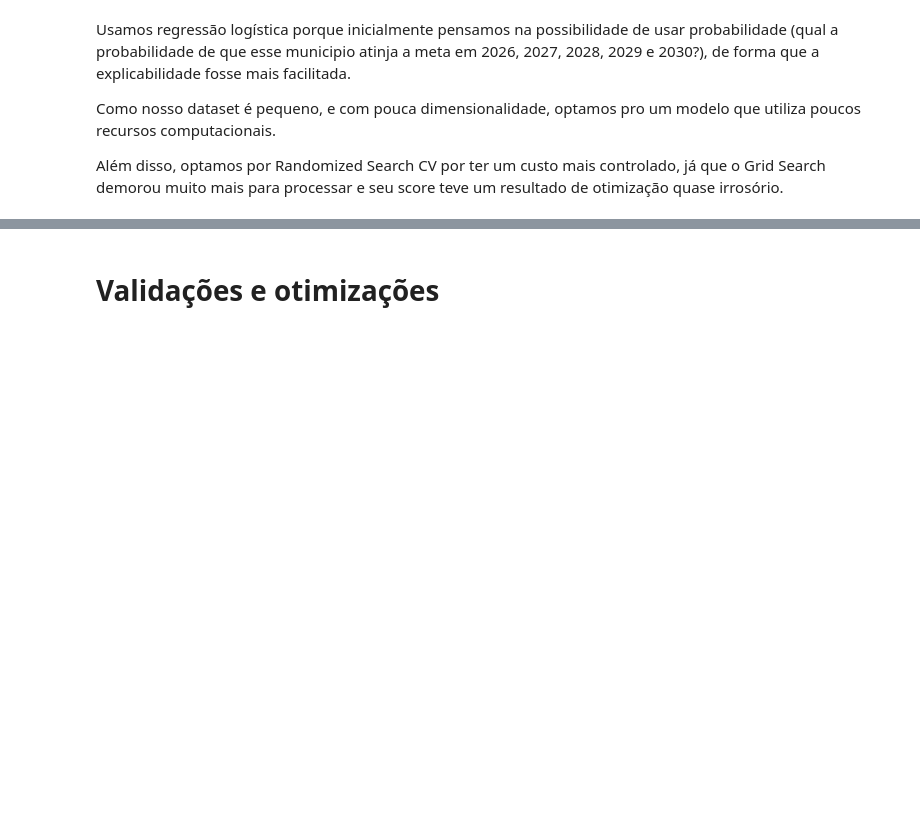
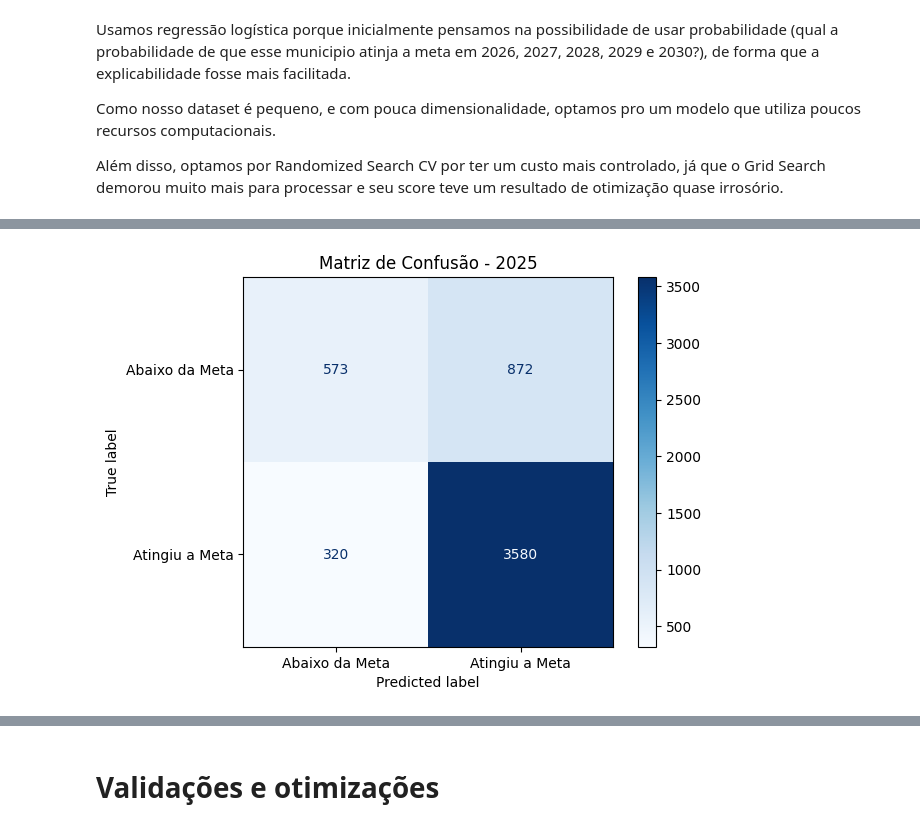
Before and after one commit to jcdematos/fiap-iast-tech-challange-03, a Jupyter notebook: jupyter-notebooks/Modelo_Classificação_Regressao_Logistica_Fase3.ipynb, the cells around one changed output, grey strips where cells are left out. Saved outputs shown, nothing was run; the diff lists cells and outputs as text; code cells hidden in the pictures; blank space fills up the shorter version.

```diff
--- a/jupyter-notebooks/Modelo_Classificação_Regressao_Logistica_Fase3.ipynb
+++ b/jupyter-notebooks/Modelo_Classificação_Regressao_Logistica_Fase3.ipynb
@@ -364,0 +386,95 @@ ROC AUC Score Geral (Weighted): 0.9406
+# %%
+# ===============================================================
+# MÉTRICAS DE AVALIAÇÃO (MODELO OTIMIZADO RANDOMIZED SEARCH CV)
+# ===============================================================
+
+# 1. Obter o melhor modelo ajustado no RandomizedSearch
+melhor_modelo = random_search.best_estimator_
+
+# 2. Obter probabilidades no conjunto de teste (2025)
+y_prob_matrix = melhor_modelo.predict_proba(X_test_selected)
+
+# 3. Probabilidade da Classe 1 (Positiva)
+y_prob_pos = y_prob_matrix[:, 1]
+
+# 4. Aplicação do Threshold de Decisão Customizado (Gera array 1D com 0 ou 1)
+threshold = 0.40
+y_pred_encoded = (y_prob_pos >= threshold).astype(int)
+
+# 5. Decodificar rótulos previstos para texto ('Atingiu a Meta', 'Abaixo da Meta', etc.)
+df_resultado_2025["status_meta_estimado"] = le_y.inverse_transform(y_pred_encoded)
+
+# 6. Adicionar a probabilidade de confiança do modelo (Maior valor entre as classes)
+df_resultado_2025["probabilidade_confianca"] = y_prob_matrix.max(axis=1)
+
+# 7. Flag de acerto
+df_resultado_2025["acertou"] = (
+    df_resultado_2025["status_meta"] == df_resultado_2025["status_meta_estimado"]
+)
+
+# Visualizar comparação dos primeiros 10 municípios
+print("=== COMPARAÇÃO REALIDADE VS ESTIMADO (2025) ===")
+print(
+    df_resultado_2025[
+        [
+            "nome_municipio",
+            "sigla_uf",
+            "status_meta",
+            "status_meta_estimado",
+            "probabilidade_confianca",
+            "acertou",
+        ]
+    ].head(10)
+)
+
+# Taxa global de acertos no ano de 2025
+acuracia_2025 = df_resultado_2025["acertou"].mean()
+print(f"\nAcurácia geral do modelo para 2025: {acuracia_2025:.2%}\n")
+
+
+
+# AVALIAÇÃO DAS MÉTRICAS DE CLASSIFICAÇÃO
+
+
+# 1. Métricas gerais resumidas (Média Ponderada)
+accuracy = accuracy_score(y_test_encoded, y_pred_encoded)
+precision_weighted = precision_score(y_test_encoded, y_pred_encoded, average='weighted')
+recall_weighted = recall_score(y_test_encoded, y_pred_encoded, average='weighted')
+f1_weighted = f1_score(y_test_encoded, y_pred_encoded, average='weighted')
+
+print(f"Acurácia Geral:         {accuracy:.4f}")
+print(f"Precisão (Weighted):    {precision_weighted:.4f}")
+print(f"Recall (Weighted):      {recall_weighted:.4f}")
+print(f"F1-Score (Weighted):    {f1_weighted:.4f}\n")
+
+# 2. Visão detalhada por classe
+print("--- Relatório Completo por Classe ---")
+print(classification_report(y_test_encoded, y_pred_encoded))
+
+# 3. Matriz de Confusão
+matriz = confusion_matrix(y_test_encoded, y_pred_encoded)
+disp = ConfusionMatrixDisplay(confusion_matrix=matriz, display_labels=le_y.classes_)
+disp.plot(cmap=plt.cm.Blues)
+plt.title("Matriz de Confusão - 2025")
+plt.show()
+
+# 4. Curva ROC (Binária para a classe positiva)
+auc_score_geral = roc_auc_score(y_test_encoded, y_prob_pos)
+fpr, tpr, thresholds_roc = roc_curve(y_test_encoded, y_prob_pos)
+roc_auc = auc(fpr, tpr)
+
+plt.figure(figsize=(8, 6))
+plt.plot(fpr, tpr, color='b', lw=2, label=f'Curva ROC (AUC = {roc_auc:.4f})')
+plt.plot([0, 1], [0, 1], color='gray', linestyle='--') # Linha de aleatoriedade
+
+plt.xlim([0.0, 1.0])
+plt.ylim([0.0, 1.05])
+plt.xlabel('Taxa de Falsos Positivos (FPR)')
+plt.ylabel('Taxa de Verdadeiros Positivos (TPR)')
+plt.title('Curva ROC - Classificação Binária (2025)')
+plt.legend(loc="lower right")
+plt.grid(True)
+plt.show()
+
+print(f'ROC AUC Score Geral: {auc_score_geral:.4f}')
+# %% [output]
@@ -364,0 +498 @@ ROC AUC Score Geral (Weighted): 0.9406
+[figure, added]
```
Also changed, not shown: parts of 12 cells of this notebook.
